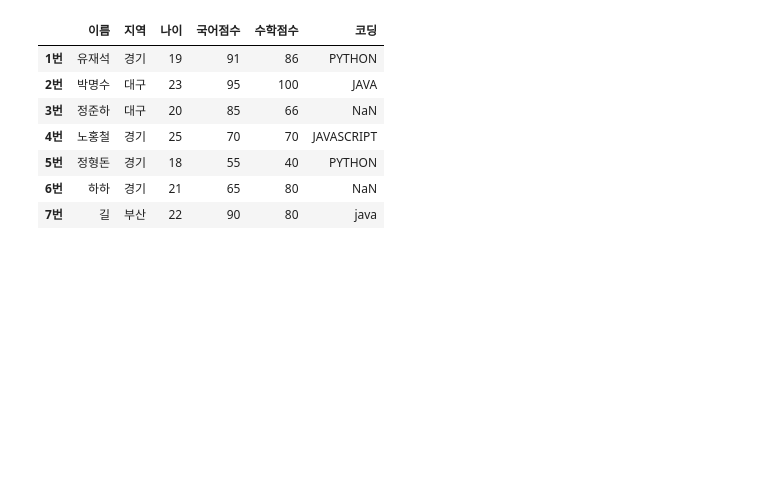
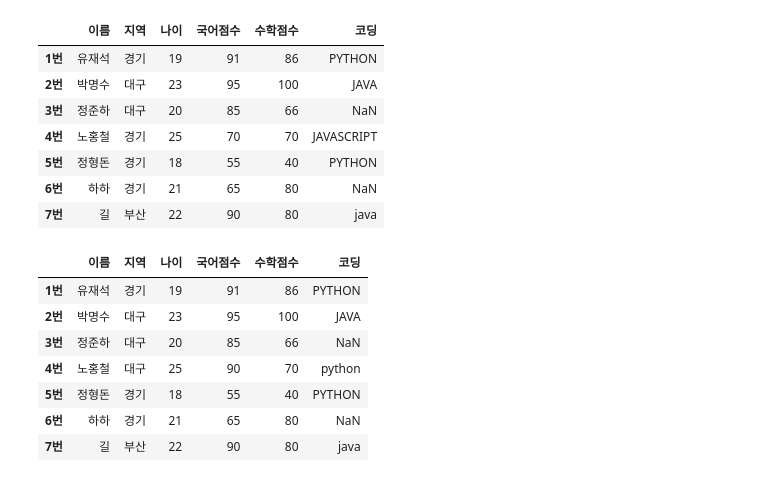
Before and after one commit to n3316202/Gwangsu-AI-Academy-teacher, a Jupyter notebook: 02.판다스/02.데이터프레임/07-판다스-데이타프레임-컬럼과_행.ipynb, the cells around one changed output. Drawn from its saved outputs; the diff is of its cells as text; code cells hidden in the pictures; blank space fills up the shorter version.

```diff
--- a/02.판다스/02.데이터프레임/07-판다스-데이타프레임-컬럼과_행.ipynb
+++ b/02.판다스/02.데이터프레임/07-판다스-데이타프레임-컬럼과_행.ipynb
@@ -151,3 +150,20 @@ df
 | 5번 | 정형돈 | 경기 | 18 | 55 | 40 | PYTHON |
 | 6번 | 하하 | 경기 | 21 | 65 | 80 | NaN |
 | 7번 | 길 | 부산 | 22 | 90 | 80 | java |
+# %%
+# 셀 수정
+df.loc['4번','국어점수'] = 90
+df
+# %%
+# 두개 이상의 행의 값을 변경 할때
+df.loc['4번',["지역","코딩"]] = ["대구","python"]
+df
+# %% [output]
+|  | 이름 | 지역 | 나이 | 국어점수 | 수학점수 | 코딩 |
+| 1번 | 유재석 | 경기 | 19 | 91 | 86 | PYTHON |
+| 2번 | 박명수 | 대구 | 23 | 95 | 100 | JAVA |
+| 3번 | 정준하 | 대구 | 20 | 85 | 66 | NaN |
+| 4번 | 노홍철 | 대구 | 25 | 90 | 70 | python |
+| 5번 | 정형돈 | 경기 | 18 | 55 | 40 | PYTHON |
+| 6번 | 하하 | 경기 | 21 | 65 | 80 | NaN |
+| 7번 | 길 | 부산 | 22 | 90 | 80 | java |
```
Also changed, not shown: parts of 2 cells of this notebook, 6 other files.
